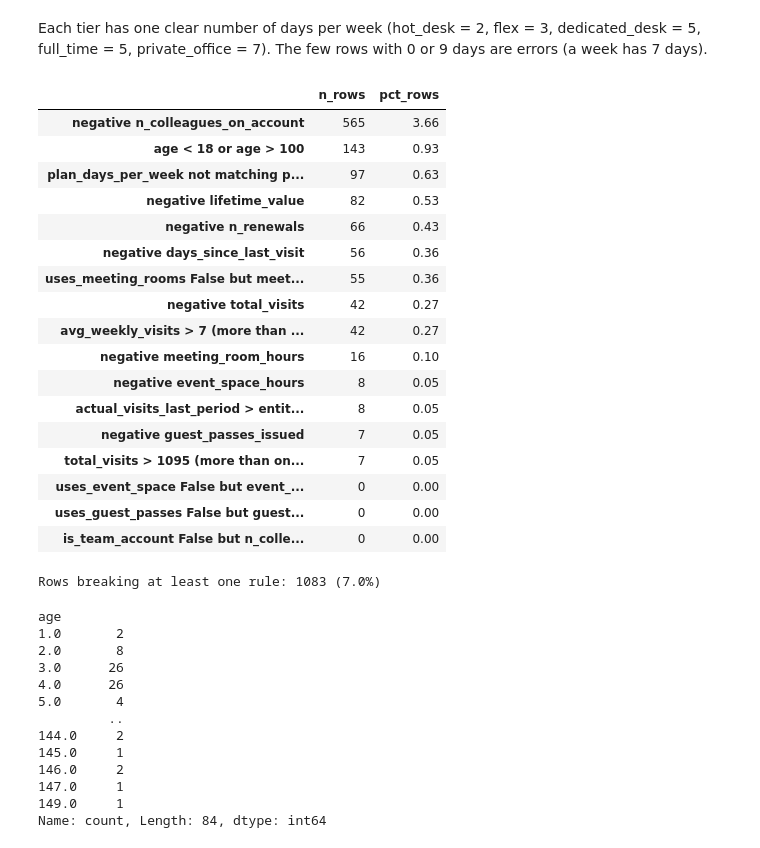
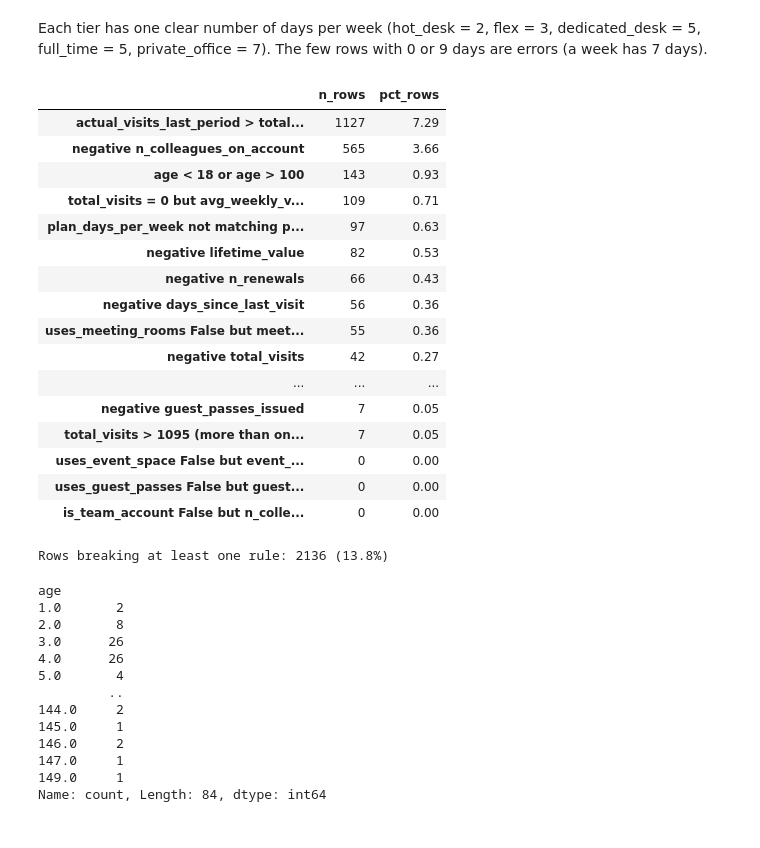
Before and after one commit to matirribeiro/DM_Group27, a Jupyter notebook: notebooks/drafts/eda_martim.ipynb, the cells around one changed output. Drawn from its saved outputs; the diff is of its cells as text; code cells hidden in the pictures.

```diff
--- a/notebooks/drafts/eda_martim.ipynb
+++ b/notebooks/drafts/eda_martim.ipynb
@@ -513,45 +538,48 @@ coherence_rules = {
         df["guest_passes_issued"] < 0,
     "negative n_renewals":
         df["n_renewals"] < 0,
     "negative days_since_last_visit":
         df["days_since_last_visit"] < 0,
     "negative lifetime_value":
         df["lifetime_value"] < 0,
     "plan_days_per_week not matching plan_tier":
         df["plan_tier"].notna() & (df["plan_days_per_week"] != expected_days),
     "avg_weekly_visits > 7 (more than one visit per day)":
         df["avg_weekly_visits"] > 7,
     "total_visits > 1095 (more than one visit per day in 3 years)":
         df["total_visits"] > 3 * 365,
     "actual_visits_last_period > entitled_visits_last_period":
         df["actual_visits_last_period"] > df["entitled_visits_last_period"],
+    "actual_visits_last_period > total_visits (the last period is part of the total)":
+        (df["total_visits"] >= 0) & (df["actual_visits_last_period"] > df["total_visits"]),
+    "total_visits = 0 but avg_weekly_visits > 0":
+        (df["total_visits"] == 0) & (df["avg_weekly_visits"] > 0),
     "uses_meeting_rooms False but meeting_room_hours > 0":
         (df["uses_meeting_rooms"] == False) & (df["meeting_room_hours"] > 0),
     "uses_event_space False but event_space_hours > 0":
         (df["uses_event_space"] == False) & (df["event_space_hours"] > 0),
     "uses_guest_passes False but guest_passes_issued > 0":
         (df["uses_guest_passes"] == False) & (df["guest_passes_issued"] > 0),
     "is_team_account False but n_colleagues_on_account > 0":
         (df["is_team_account"] == False) & (df["n_colleagues_on_account"] > 0),
 }
 
 coherence = pd.DataFrame({"n_rows": {rule: mask.sum() for rule, mask in coherence_rules.items()}})
 coherence["pct_rows"] = (coherence["n_rows"] / df.shape[0] * 100).round(2)
 coherence.sort_values("n_rows", ascending=False)
 # %% [output]
 |  | n_rows | pct_rows |
+| actual_visits_last_period > total... | 1127 | 7.29 |
 | negative n_colleagues_on_account | 565 | 3.66 |
 | age < 18 or age > 100 | 143 | 0.93 |
+| total_visits = 0 but avg_weekly_v... | 109 | 0.71 |
 | plan_days_per_week not matching p... | 97 | 0.63 |
 | negative lifetime_value | 82 | 0.53 |
 | negative n_renewals | 66 | 0.43 |
 | negative days_since_last_visit | 56 | 0.36 |
 | uses_meeting_rooms False but meet... | 55 | 0.36 |
 | negative total_visits | 42 | 0.27 |
-| avg_weekly_visits > 7 (more than ... | 42 | 0.27 |
-| negative meeting_room_hours | 16 | 0.10 |
-| negative event_space_hours | 8 | 0.05 |
-| actual_visits_last_period > entit... | 8 | 0.05 |
+| ... | ... | ... |
 | negative guest_passes_issued | 7 | 0.05 |
 | total_visits > 1095 (more than on... | 7 | 0.05 |
 | uses_event_space False but event_... | 0 | 0.00 |
@@ -561,7 +589,7 @@ coherence.sort_values("n_rows", ascending=False)
 any_rule = pd.concat(coherence_rules.values(), axis=1).any(axis=1)
 print("Rows breaking at least one rule:", any_rule.sum(), f"({any_rule.mean() * 100:.1f}%)")
 # %% [output]
-Rows breaking at least one rule: 1083 (7.0%)
+Rows breaking at least one rule: 2136 (13.8%)
 # %%
 # the extreme ages: babies and people older than any human ever recorded
 df["age"].value_counts().sort_index()
```
Also changed, not shown: parts of 89 cells of this notebook, 3 other files.
